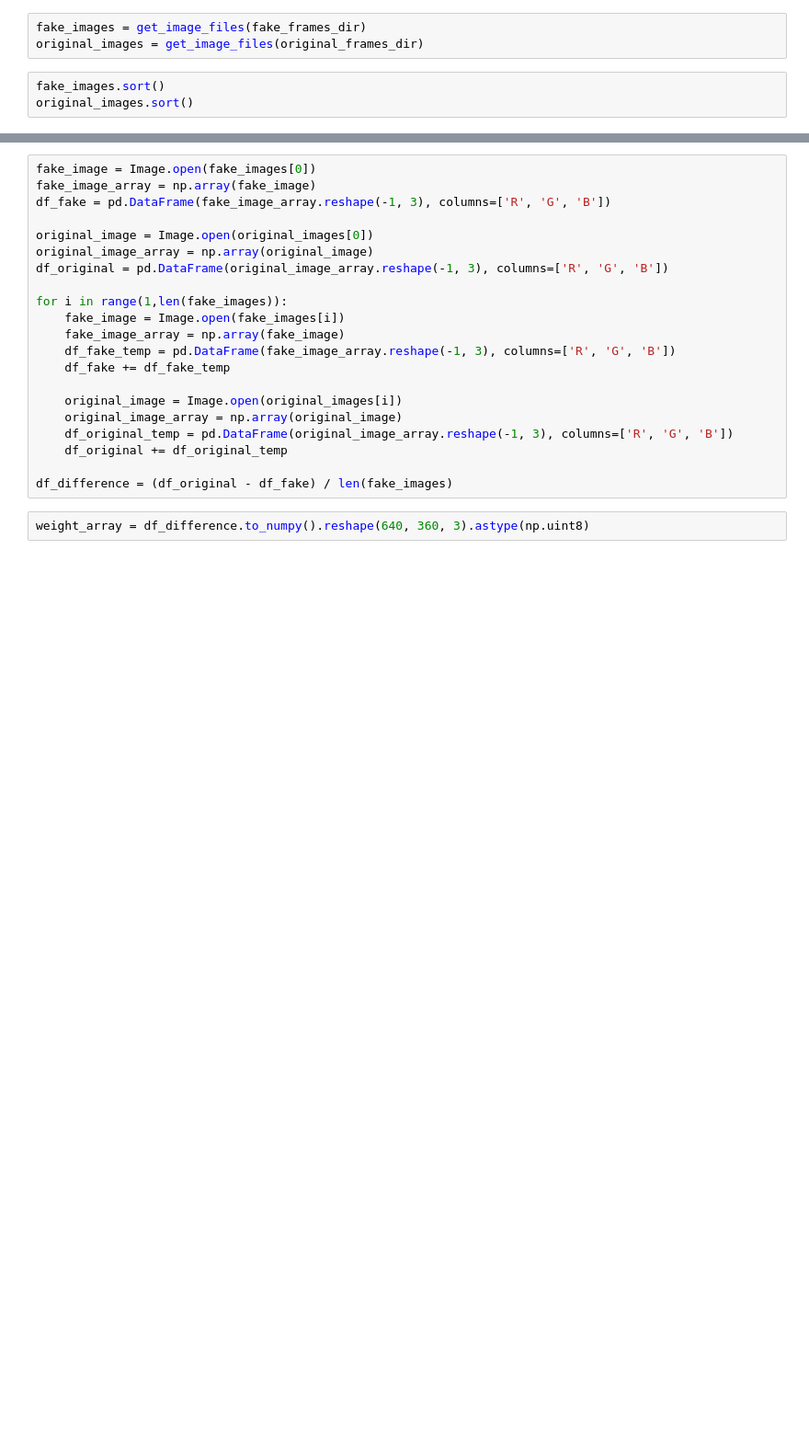
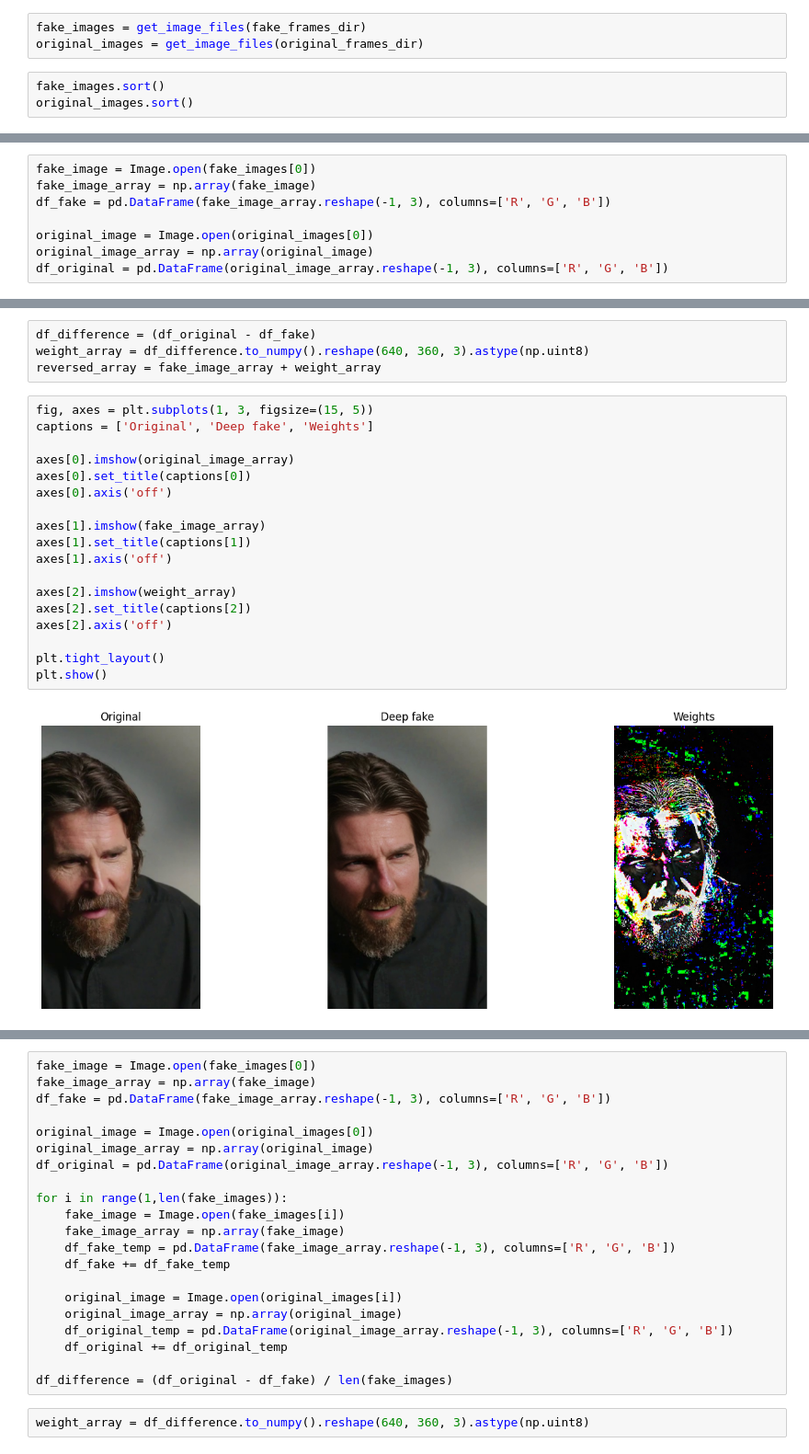
Before and after one commit to bryaanabraham/Deep-Fake-AI, a Jupyter notebook: Weights_deduction.ipynb, the cells around one changed output, grey strips where cells are left out. Shown at 92% size. Saved outputs shown, nothing was run; the diff lists cells and outputs as text; blank space fills up the shorter version.

```diff
--- a/Weights_deduction.ipynb
+++ b/Weights_deduction.ipynb
@@ -28,0 +39,8 @@ original_images.sort()
+# %%
+fake_image = Image.open(fake_images[0])
+fake_image_array = np.array(fake_image)
+df_fake = pd.DataFrame(fake_image_array.reshape(-1, 3), columns=['R', 'G', 'B'])
+
+original_image = Image.open(original_images[0])
+original_image_array = np.array(original_image)
+df_original = pd.DataFrame(original_image_array.reshape(-1, 3), columns=['R', 'G', 'B'])
@@ -28,0 +59,24 @@ original_images.sort()
+# %%
+df_difference = (df_original - df_fake)
+weight_array = df_difference.to_numpy().reshape(640, 360, 3).astype(np.uint8)
+reversed_array = fake_image_array + weight_array
+# %%
+fig, axes = plt.subplots(1, 3, figsize=(15, 5))
+captions = ['Original', 'Deep fake', 'Weights']
+
+axes[0].imshow(original_image_array)
+axes[0].set_title(captions[0])
+axes[0].axis('off')
+
+axes[1].imshow(fake_image_array)
+axes[1].set_title(captions[1])
+axes[1].axis('off')
+
+axes[2].imshow(weight_array)
+axes[2].set_title(captions[2])
+axes[2].axis('off')
+
+plt.tight_layout()
+plt.show()
+# %% [output]
+[figure, added]
```
Also changed, not shown: parts of 18 cells of this notebook.
